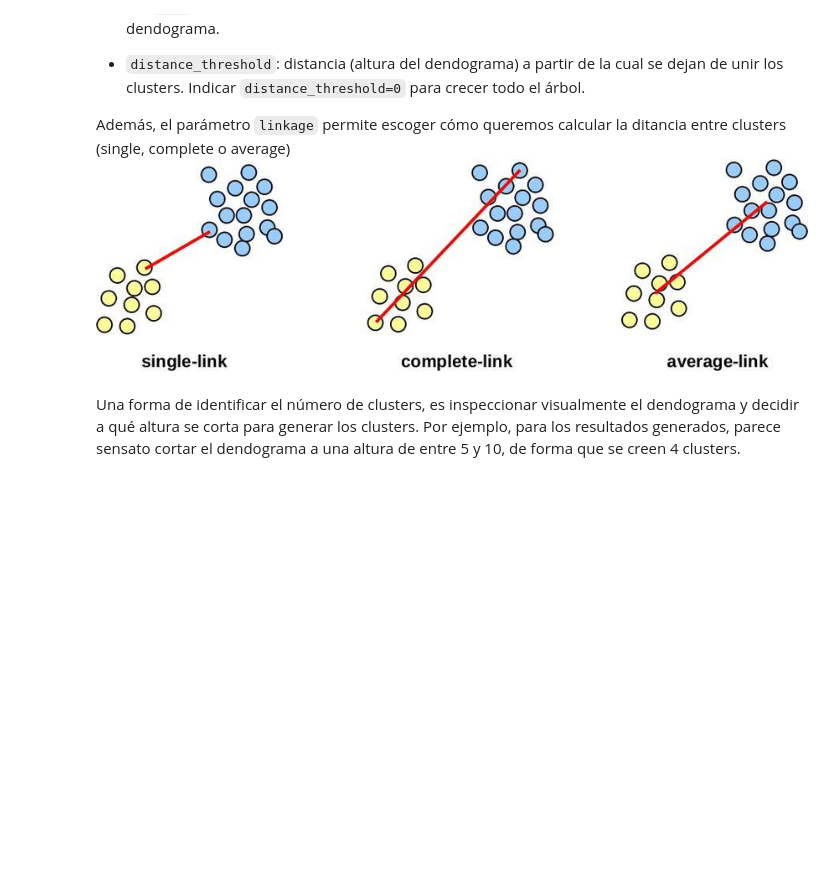
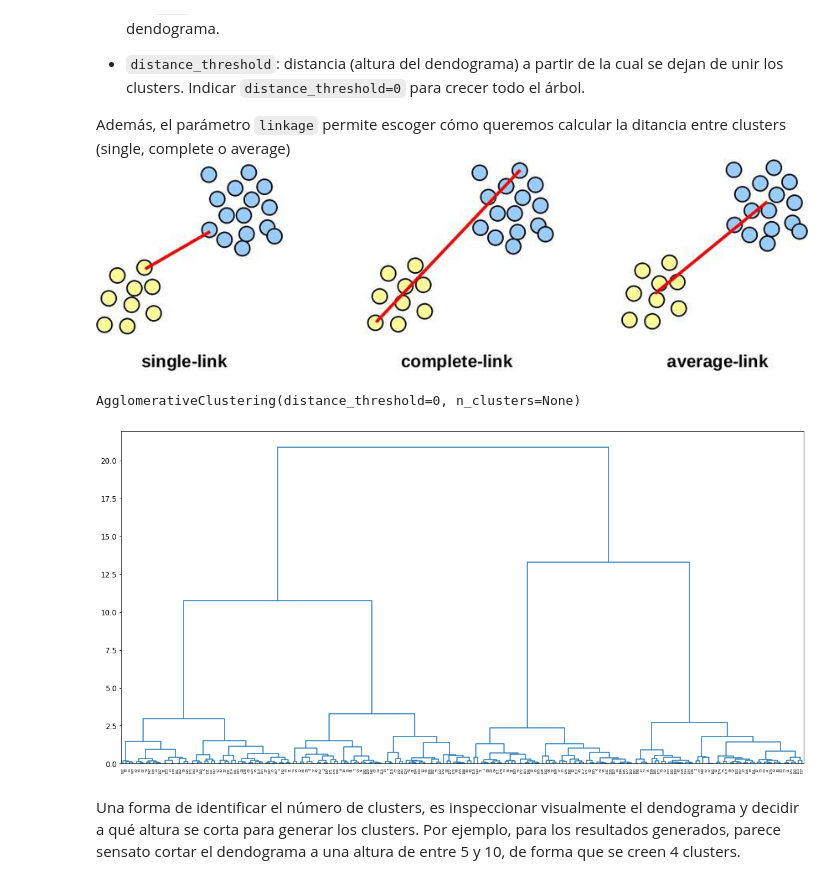
Before and after one commit to YonatanRA/ds_tb_part_21_09, a Jupyter notebook: 03-Machine_Learning/7.1 - Algoritmos de agrupación.ipynb, the cells around one changed output. Cells and saved outputs as stored; diff of their text form; code cells hidden in the pictures; blank space fills up the shorter version.

```diff
--- a/03-Machine_Learning/7.1 - Algoritmos de agrupación.ipynb
+++ b/03-Machine_Learning/7.1 - Algoritmos de agrupación.ipynb
@@ -658,7 +660,17 @@ Con la clase `sklearn.cluster.AgglomerativeClustering` de Scikit-Learn se pueden
 
 Además, el parámetro `linkage` permite escoger cómo queremos calcular la ditancia entre clusters (single, complete o average)
 ![The-three-linkage-types-of-hierarchical-clustering-single-link-complete-link-and.png](attachment:The-three-linkage-types-of-hierarchical-clustering-single-link-complete-link-and.png)
+# %%
+X_scaled = scale(X)
+hclust = AgglomerativeClustering(n_clusters=None, distance_threshold=0)
+hclust.fit(X_scaled)
+# %% [output]
+AgglomerativeClustering(distance_threshold=0, n_clusters=None)
 # %%
 # Dendograma
+fig, ax = plt.subplots(1,1,figsize=(20,10))
+plot_dendrogram(hclust,color_threshold=0)
+# %% [output]
+[figure, added]
 # %% [markdown]
 Una forma de identificar el número de clusters, es inspeccionar visualmente el dendograma y decidir a qué altura se corta para generar los clusters. Por ejemplo, para los resultados generados, parece sensato cortar el dendograma a una altura de entre 5 y 10, de forma que se creen 4 clusters.
```
Also changed, not shown: parts of 8 cells of this notebook.
